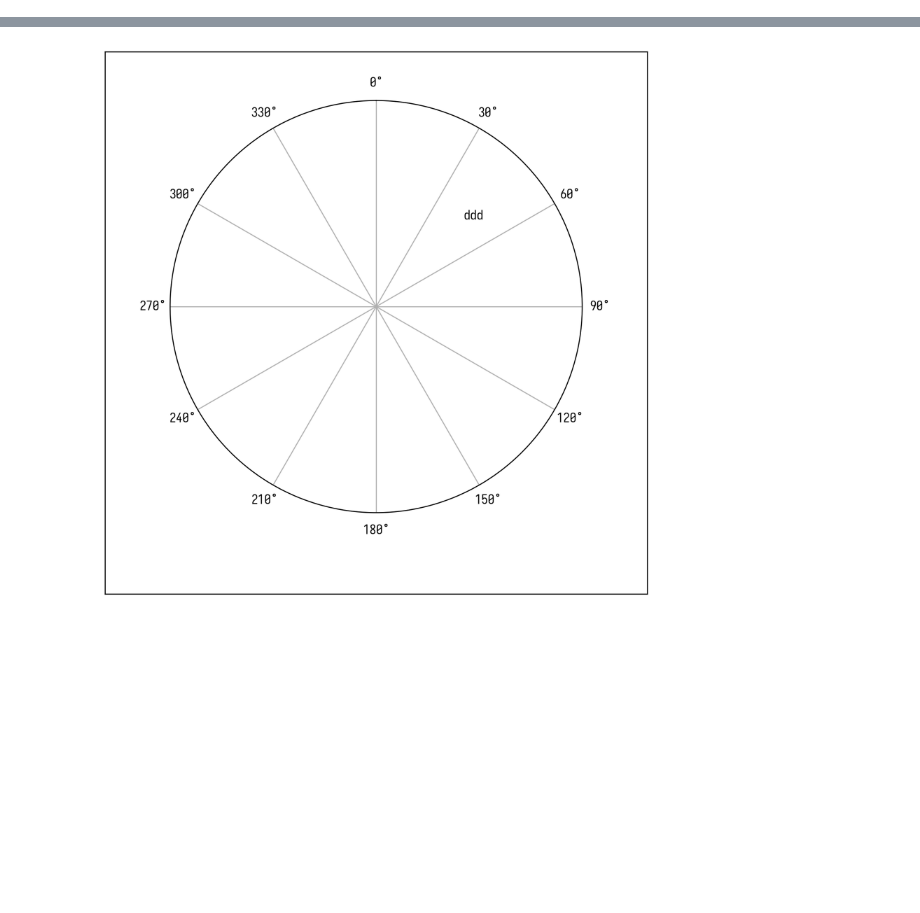
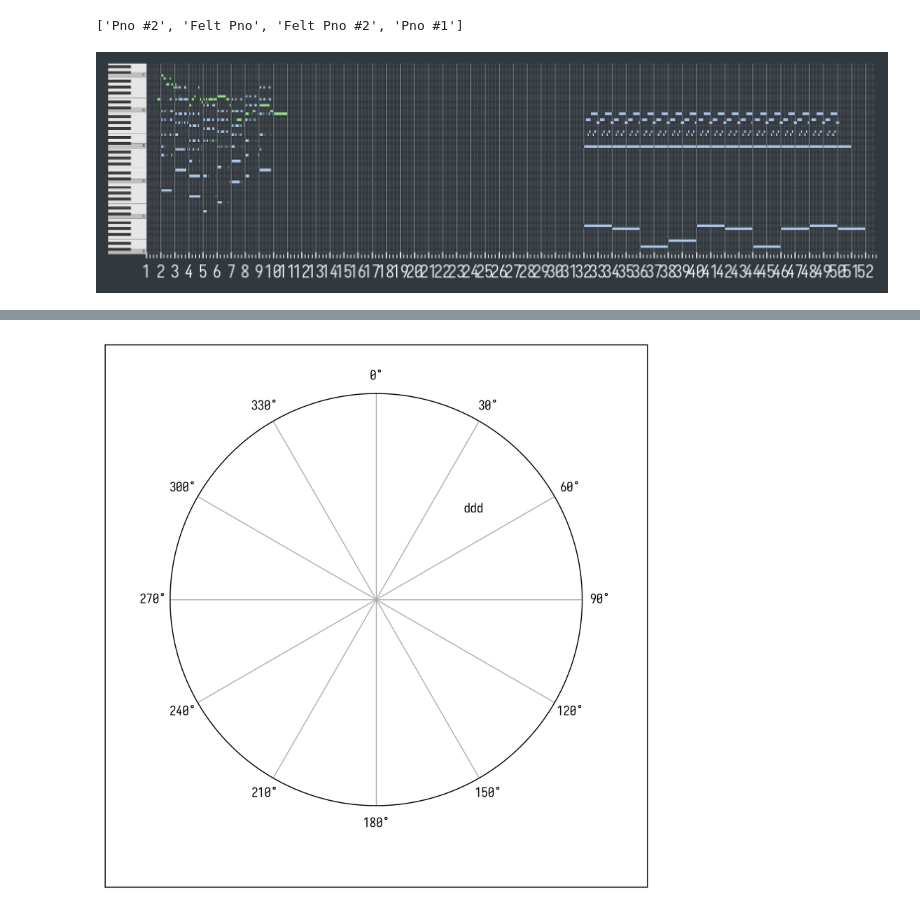
Before and after one commit to GrayFL/MelodyMachine, a Jupyter notebook: main.ipynb, the cells around one changed output, grey strips where cells are left out. Saved outputs shown, nothing was run; the diff lists cells and outputs as text; code cells hidden in the pictures; blank space fills up the shorter version.

```diff
--- a/main.ipynb
+++ b/main.ipynb
@@ -22,0 +98,6 @@ The autoreload extension is already loaded. To reload it, use:
+# %%
+vis = BaseVisualizer()
+vis.display(song[:50, song.search_channels('pno')])
+# %% [output]
+['Pno #2', 'Felt Pno', 'Felt Pno #2', 'Pno #1']
+[figure, added]
```
Also changed, not shown: parts of 63 cells of this notebook, 8 other files.
